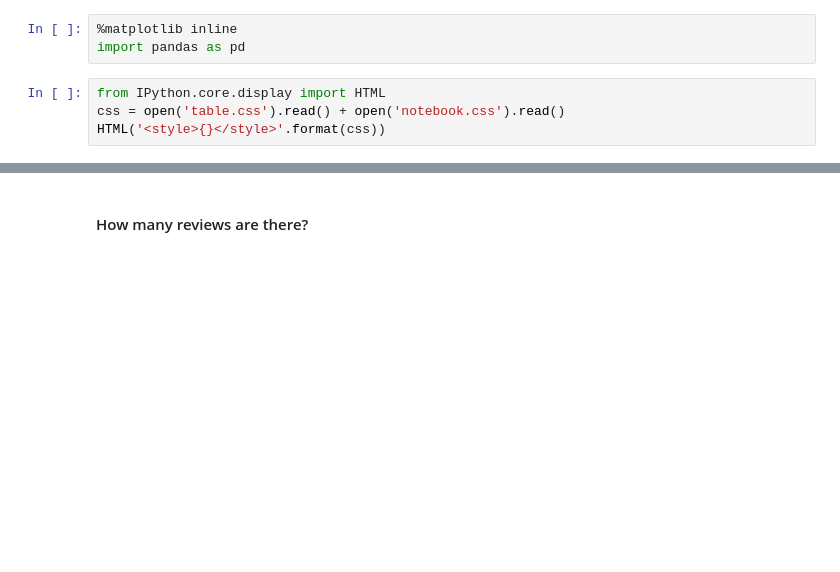
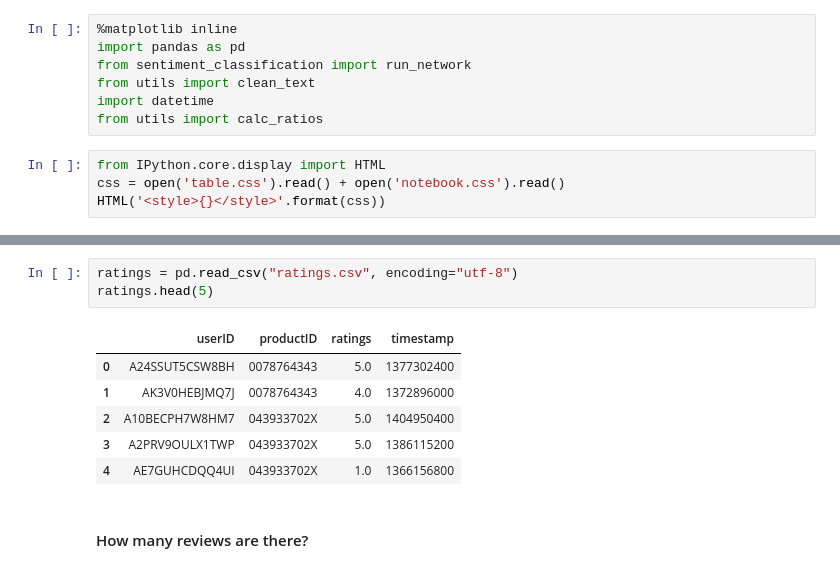
Before and after one commit to cenkbircanoglu/pycon-2017-ie, a Jupyter notebook: Solutions-2-reviews.ipynb, the cells around one changed output, grey strips where cells are left out. Drawn from its saved outputs; the diff is of its cells as text; blank space fills up the shorter version.

```diff
--- a/Solutions-2-reviews.ipynb
+++ b/Solutions-2-reviews.ipynb
@@ -1,6 +1,10 @@
 # %%
 %matplotlib inline
 import pandas as pd
+from sentiment_classification import run_network
+from utils import clean_text
+import datetime
+from utils import calc_ratios
 # %%
 from IPython.core.display import HTML
 css = open('table.css').read() + open('notebook.css').read()
@@ -15,6 +19,16 @@ reviews.head(5)
 | 2 | A1INA0F5CWW3J4 | 0700099867 | Amazon Shopper "Mr.Repsol" | 1st shipment received a book inst... | Wrong key | 1403913600 | 06 28, 2014 |
 | 3 | A1DLMTOTHQ4AST | 0700099867 | ampgreen | I got this version instead of the... | awesome game, if it did not crash... | 1315958400 | 09 14, 2011 |
 | 4 | A361M14PU2GUEG | 0700099867 | Angry Ryan "Ryan A. Forrest" | I had Dirt 2 on Xbox 360 and it w... | DIRT 3 | 1308009600 | 06 14, 2011 |
+# %%
+ratings = pd.read_csv("ratings.csv", encoding="utf-8")
+ratings.head(5)
+# %% [output]
+|  | userID | productID | ratings | timestamp |
+| 0 | A24SSUT5CSW8BH | 0078764343 | 5.0 | 1377302400 |
+| 1 | AK3V0HEBJMQ7J | 0078764343 | 4.0 | 1372896000 |
+| 2 | A10BECPH7W8HM7 | 043933702X | 5.0 | 1404950400 |
+| 3 | A2PRV9OULX1TWP | 043933702X | 5.0 | 1386115200 |
+| 4 | AE7GUHCDQQ4UI | 043933702X | 1.0 | 1366156800 |
 # %% [markdown]
 #### How many reviews are there?
 # %%
```
Also changed, not shown: parts of 31 cells of this notebook, 9 other files.
